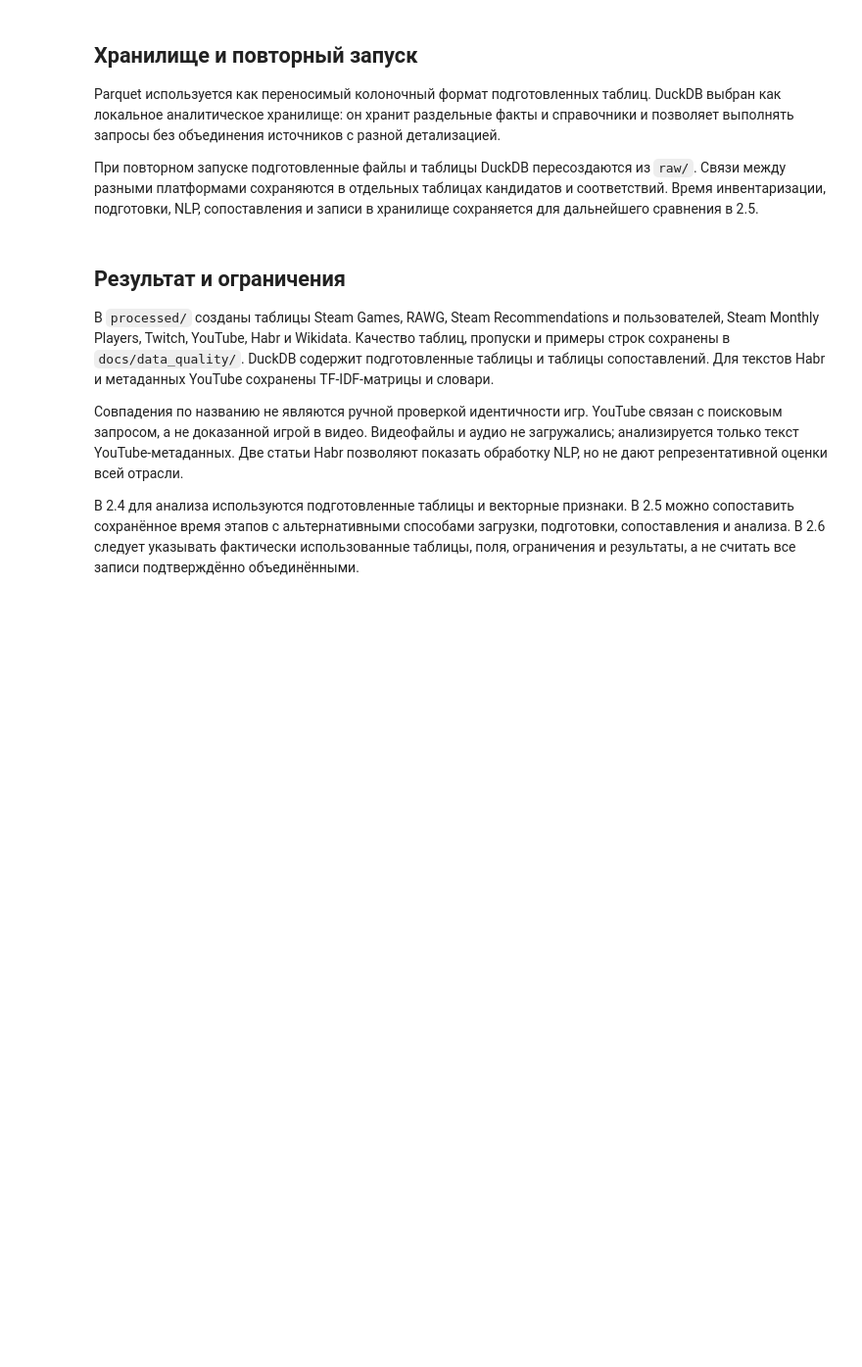
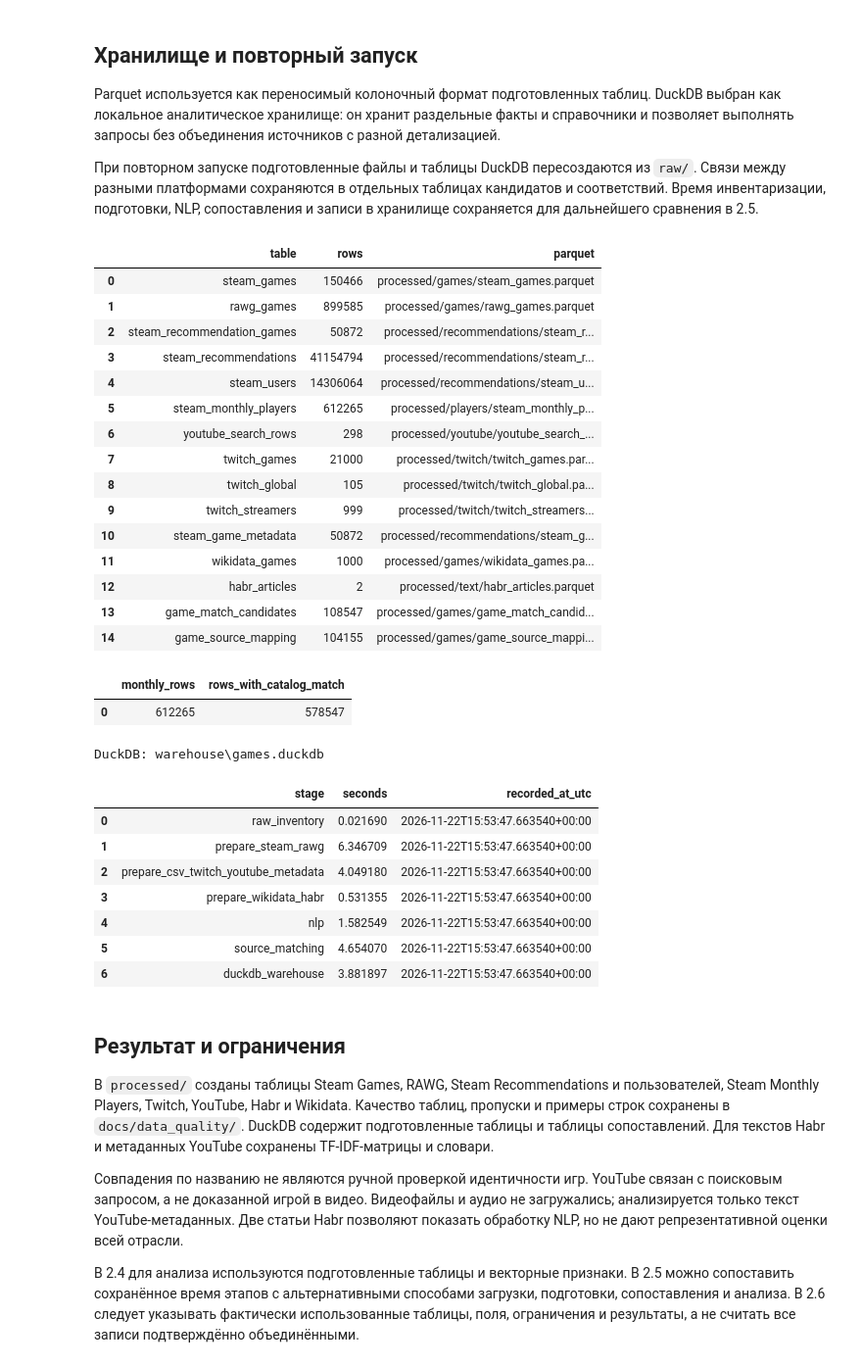
Before and after one commit to Dani-ldyaev/gaming-data-analysis, a Jupyter notebook: notebooks/2_3.ipynb, the cells around one changed output. Shown at 98% size. Cells and saved outputs as stored; diff of their text form; code cells hidden in the pictures; blank space fills up the shorter version.

```diff
--- a/notebooks/2_3.ipynb
+++ b/notebooks/2_3.ipynb
@@ -862,6 +1065,7 @@ Parquet используется как переносимый колоночн
 
 При повторном запуске подготовленные файлы и таблицы DuckDB пересоздаются из `raw/`. Связи между разными платформами сохраняются в отдельных таблицах кандидатов и соответствий. Время инвентаризации, подготовки, NLP, сопоставления и записи в хранилище сохраняется для дальнейшего сравнения в 2.5.
 # %%
+warehouse_start = time.perf_counter()
 DATABASE = WAREHOUSE / "games.duckdb"
 connection = duckdb.connect(str(DATABASE))
 
@@ -884,34 +1088,94 @@ try:
             "table": table_name,
             "rows": row_count,
             "parquet": parquet_path.relative_to(ROOT).as_posix(),
         })
+
+    # Месячные показатели Steam связываются с каталогом по AppID.
+    connection.execute("""
+        CREATE OR REPLACE VIEW v_steam_monthly_players AS
+        SELECT
+            p.*,
+            g.name AS steam_catalog_name
+        FROM steam_monthly_players AS p
+        LEFT JOIN steam_games AS g
+            ON CAST(p.steam_appid AS VARCHAR) = g.AppID
+    """)
+
+    # Рекомендации связываются с играми Steam по app_id.
+    connection.execute("""
+        CREATE OR REPLACE VIEW v_steam_recommendations AS
+        SELECT
+            r.*,
+            g.title AS recommendation_game_title
+        FROM steam_recommendations AS r
+        LEFT JOIN steam_recommendation_games AS g
+            ON r.app_id = g.app_id
+    """)
+
+    monthly_coverage = connection.execute("""
+        SELECT
+            COUNT(*) AS monthly_rows,
+            COUNT(steam_catalog_name) AS rows_with_catalog_match
+        FROM v_steam_monthly_players
+    """).fetchdf()
+
 finally:
     connection.close()
 
 warehouse_summary = pd.DataFrame(warehouse_rows)
 display(warehouse_summary)
+display(monthly_coverage)
 
 warehouse_summary.to_csv(
     QUALITY_DIR / "warehouse_summary_2_3.csv",
     index=False,
     encoding="utf-8-sig",
 )
 
 stage_times.append({
     "stage": "duckdb_warehouse",
-    "seconds": time.perf_counter() - stage_start,
+    "seconds": time.perf_counter() - warehouse_start,
 })
 
 timing_df = pd.DataFrame(stage_times)
 timing_df["recorded_at_utc"] = datetime.now(timezone.utc).isoformat()
+
 timing_df.to_csv(
     QUALITY_DIR / "processing_times_2_3.csv",
     index=False,
     encoding="utf-8-sig",
 )
 
 print("DuckDB:", DATABASE.relative_to(ROOT))
 display(timing_df)
+# %% [output]
+|  | table | rows | parquet |
+| 0 | steam_games | 150466 | processed/games/steam_games.parquet |
+| 1 | rawg_games | 899585 | processed/games/rawg_games.parquet |
+| 2 | steam_recommendation_games | 50872 | processed/recommendations/steam_r... |
+| 3 | steam_recommendations | 41154794 | processed/recommendations/steam_r... |
+| 4 | steam_users | 14306064 | processed/recommendations/steam_u... |
+| 5 | steam_monthly_players | 612265 | processed/players/steam_monthly_p... |
+| 6 | youtube_search_rows | 298 | processed/youtube/youtube_search_... |
+| 7 | twitch_games | 21000 | processed/twitch/twitch_games.par... |
+| 8 | twitch_global | 105 | processed/twitch/twitch_global.pa... |
+| 9 | twitch_streamers | 999 | processed/twitch/twitch_streamers... |
+| 10 | steam_game_metadata | 50872 | processed/recommendations/steam_g... |
+| 11 | wikidata_games | 1000 | processed/games/wikidata_games.pa... |
+| 12 | habr_articles | 2 | processed/text/habr_articles.parquet |
+| 13 | game_match_candidates | 108547 | processed/games/game_match_candid... |
+| 14 | game_source_mapping | 104155 | processed/games/game_source_mappi... |
+|  | monthly_rows | rows_with_catalog_match |
+| 0 | 612265 | 578547 |
+DuckDB: warehouse\games.duckdb
+|  | stage | seconds | recorded_at_utc |
+| 0 | raw_inventory | 0.021690 | 2026-11-22T15:53:47.663540+00:00 |
+| 1 | prepare_steam_rawg | 6.346709 | 2026-11-22T15:53:47.663540+00:00 |
+| 2 | prepare_csv_twitch_youtube_metadata | 4.049180 | 2026-11-22T15:53:47.663540+00:00 |
+| 3 | prepare_wikidata_habr | 0.531355 | 2026-11-22T15:53:47.663540+00:00 |
+| 4 | nlp | 1.582549 | 2026-11-22T15:53:47.663540+00:00 |
+| 5 | source_matching | 4.654070 | 2026-11-22T15:53:47.663540+00:00 |
+| 6 | duckdb_warehouse | 3.881897 | 2026-11-22T15:53:47.663540+00:00 |
 # %% [markdown]
 ## Результат и ограничения
 
```
Also changed, not shown: parts of 7 cells of this notebook, 5 other files.
